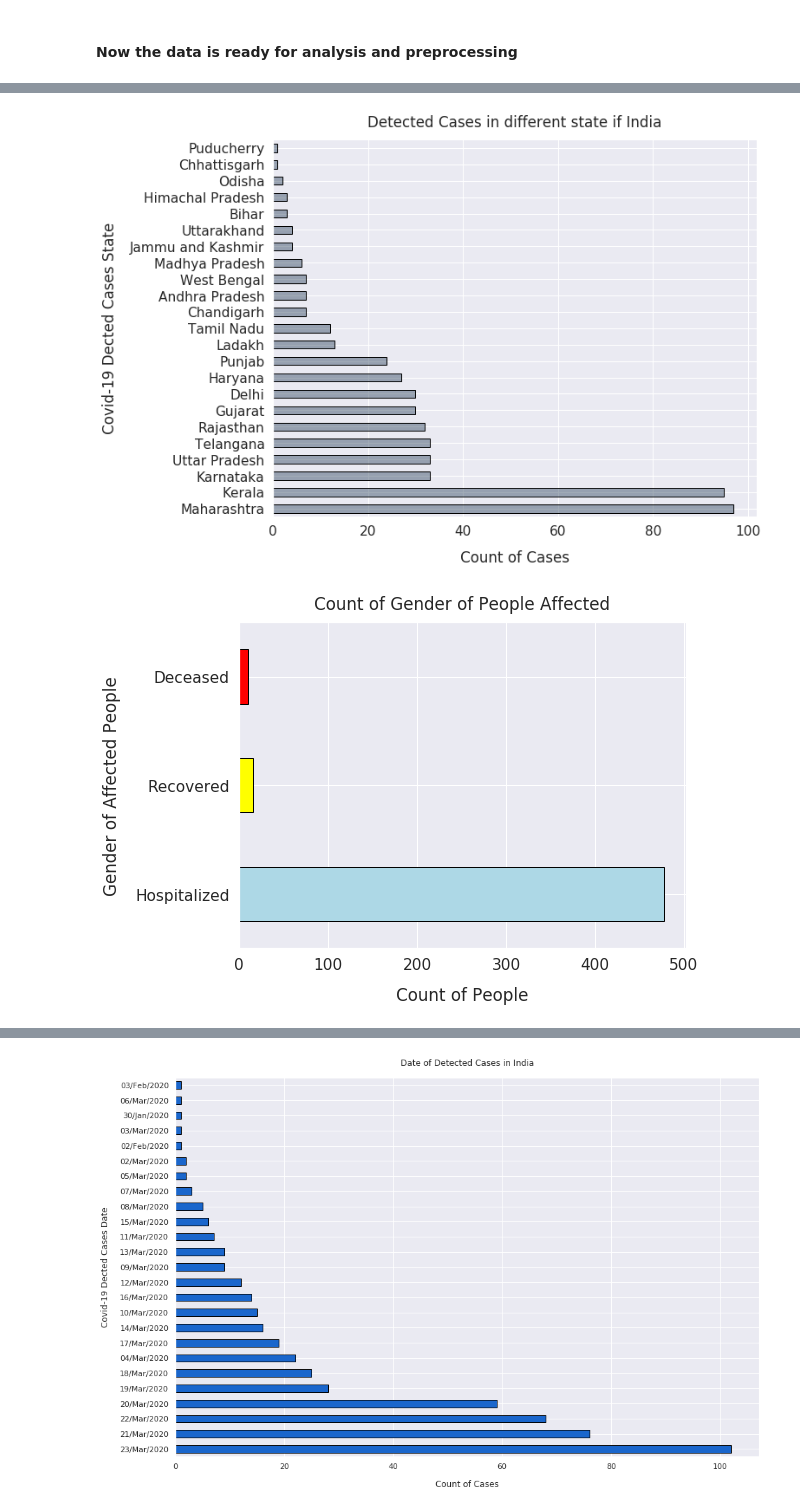
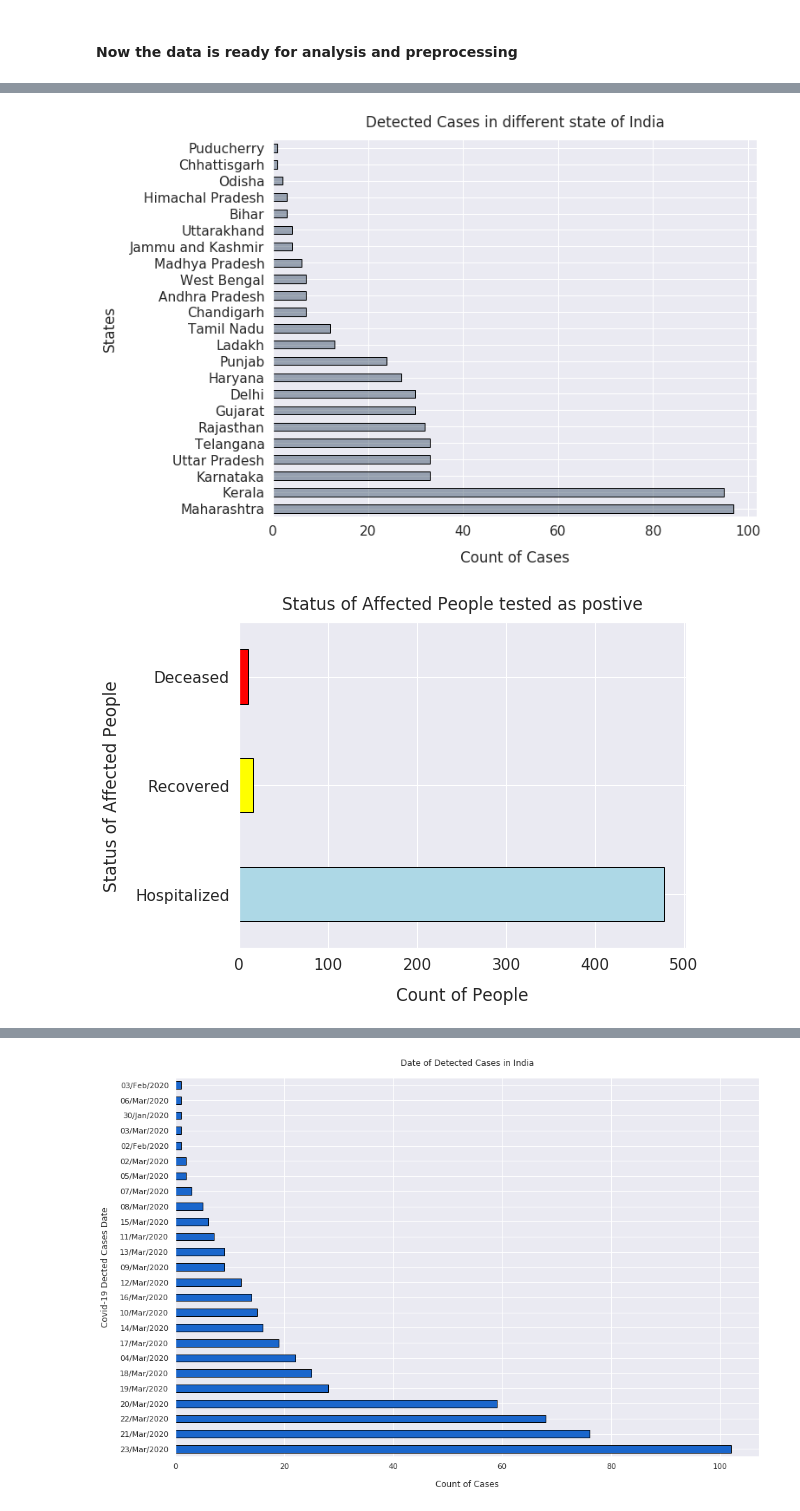
Before and after one commit to samacker77/COVID19-India-Analysis, a Jupyter notebook: notebook.ipynb, the cells around one changed output, grey strips where cells are left out. Cells and saved outputs as stored; diff of their text form; code cells hidden in the pictures.

```diff
--- a/notebook.ipynb
+++ b/notebook.ipynb
@@ -173,22 +186,20 @@ plt.title("Count of Gender of People Affected", y=1.02);
 # %%
-sns.set(font_scale=1.4)
 data['Detected state'].value_counts().plot(kind='barh', figsize=(10, 8), edgecolor='black',
                                               color=(0.1, 0.2, 0.3, 0.4));
-plt.ylabel("Covid-19 Dected Cases State", labelpad=14)
+plt.ylabel("States", labelpad=14)
 plt.xlabel("Count of Cases", labelpad=14)
-plt.title("Detected Cases in different state if India", y=1.02);
+plt.title("Detected Cases in different state of India", y=1.02);
 # %% [output]
-[figure, old version]
+[figure, new version]
 # %%
-sns.set(font_scale=1.4)
 data['Current status'].value_counts().plot(kind='barh', figsize=(8, 6), edgecolor='black',
                                               color=['lightblue', 'yellow','red', 'green', 'blue', 'cyan']);
 
-plt.ylabel("Gender of Affected People", labelpad=14)
+plt.ylabel("Status of Affected People", labelpad=14)
 plt.xlabel("Count of People", labelpad=14)
-plt.title("Count of Gender of People Affected", y=1.02);
+plt.title("Status of Affected People tested as postive", y=1.02);
 # %% [output]
-[figure, old version]
+[figure, new version]
 # %%
 sns.set(font_scale=1.0)
 data['Detected district'].value_counts().plot(kind='bar', figsize=(15, 10), edgecolor='black',
```
Also changed, not shown: parts of 11 cells of this notebook.
